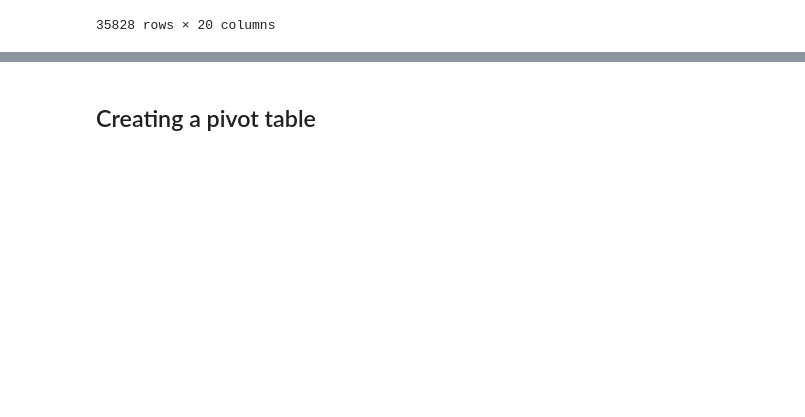
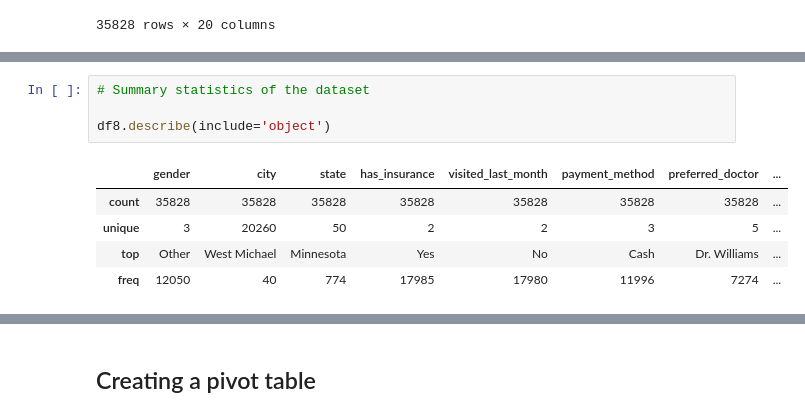
Before and after one commit to Beczheng/datasci_2_manipulation, a Jupyter notebook: HHA_507_HW_2.ipynb, the cells around one changed output, grey strips where cells are left out. Drawn from its saved outputs; the diff is of its cells as text; blank space fills up the shorter version.

```diff
--- a/HHA_507_HW_2.ipynb
+++ b/HHA_507_HW_2.ipynb
@@ -317 +372,11 @@ df8.describe()
+# %%
+# Summary statistics of the dataset
+
+df8.describe(include='object')
+# %% [output]
+|  | gender | city | state | has_insurance | visited_last_month | payment_method | preferred_doctor | ... |
+| count | 35828 | 35828 | 35828 | 35828 | 35828 | 35828 | 35828 | ... |
+| unique | 3 | 20260 | 50 | 2 | 2 | 3 | 5 | ... |
+| top | Other | West Michael | Minnesota | Yes | No | Cash | Dr. Williams | ... |
+| freq | 12050 | 40 | 774 | 17985 | 17980 | 11996 | 7274 | ... |
 # %%
```
Also changed, not shown: parts of 21 cells of this notebook.
